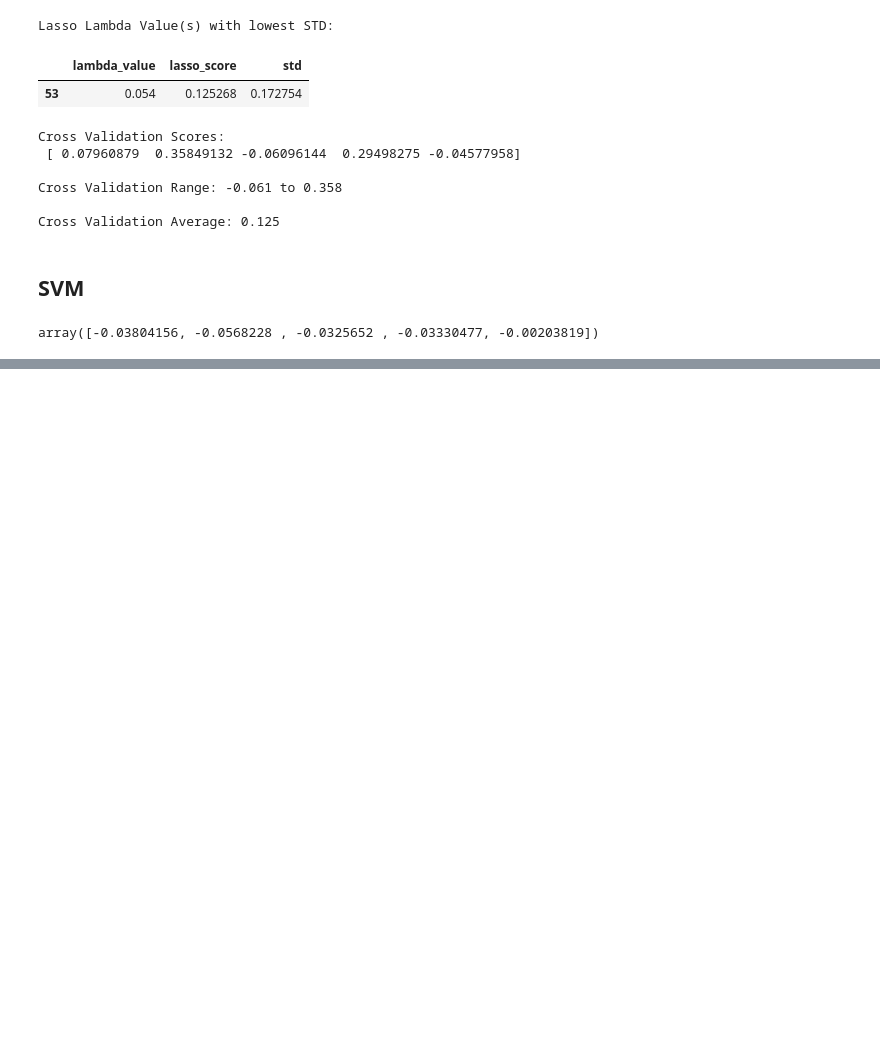
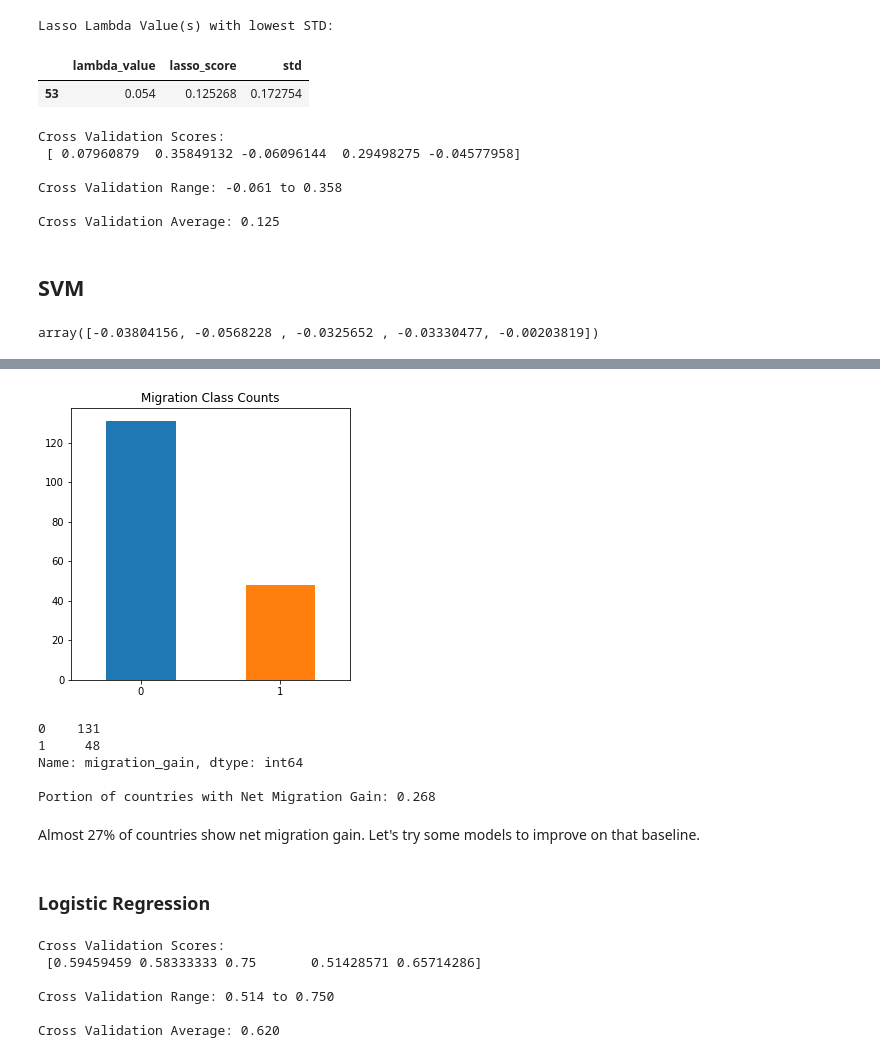
Before and after one commit to mbeckmanssf/Thinkful, a Jupyter notebook: Unit-3/Capstone-Countries.ipynb, the cells around one changed output, grey strips where cells are left out. Cells and saved outputs as stored; diff of their text form; code cells hidden in the pictures; blank space fills up the shorter version.

```diff
--- a/Unit-3/Capstone-Countries.ipynb
+++ b/Unit-3/Capstone-Countries.ipynb
@@ -421,0 +479,3 @@ array([-0.03804156, -0.0568228 , -0.0325652 , -0.03330477, -0.00203819])
+# %%
+countries_dropped['migration_gain'] = 0
+countries_dropped.loc[countries_dropped['Net migration'] > 0,'migration_gain'] = 1
@@ -421,0 +493,19 @@ array([-0.03804156, -0.0568228 , -0.0325652 , -0.03330477, -0.00203819])
+# %%
+plt.figure(figsize=(5, 5))
+plt.title('Migration Class Counts')
+pd.value_counts(countries_dropped['migration_gain']).plot.bar()
+plt.xticks(rotation = 0)
+plt.show()
+
+print(countries_dropped['migration_gain'].value_counts())
+
+print("\nPortion of countries with Net Migration Gain: %0.3f" % (countries_dropped['migration_gain'].value_counts()[1]/countries_dropped.shape[0]))
+# %% [output]
+[figure, added]
+0    131
+1     48
+Name: migration_gain, dtype: int64
+
+Portion of countries with Net Migration Gain: 0.268
+# %% [markdown]
+Almost 27% of countries show net migration gain.  Let's try some models to improve on that baseline.
@@ -421,0 +522,2 @@ array([-0.03804156, -0.0568228 , -0.0325652 , -0.03330477, -0.00203819])
+# %% [markdown]
+### Logistic Regression
@@ -421,0 +526,9 @@ array([-0.03804156, -0.0568228 , -0.0325652 , -0.03330477, -0.00203819])
+# %%
+model_results(lr)
+# %% [output]
+Cross Validation Scores:
+ [0.59459459 0.58333333 0.75       0.51428571 0.65714286]
+
+Cross Validation Range: 0.514 to 0.750
+
+Cross Validation Average: 0.620
```
Also changed, not shown: parts of 21 cells of this notebook.
